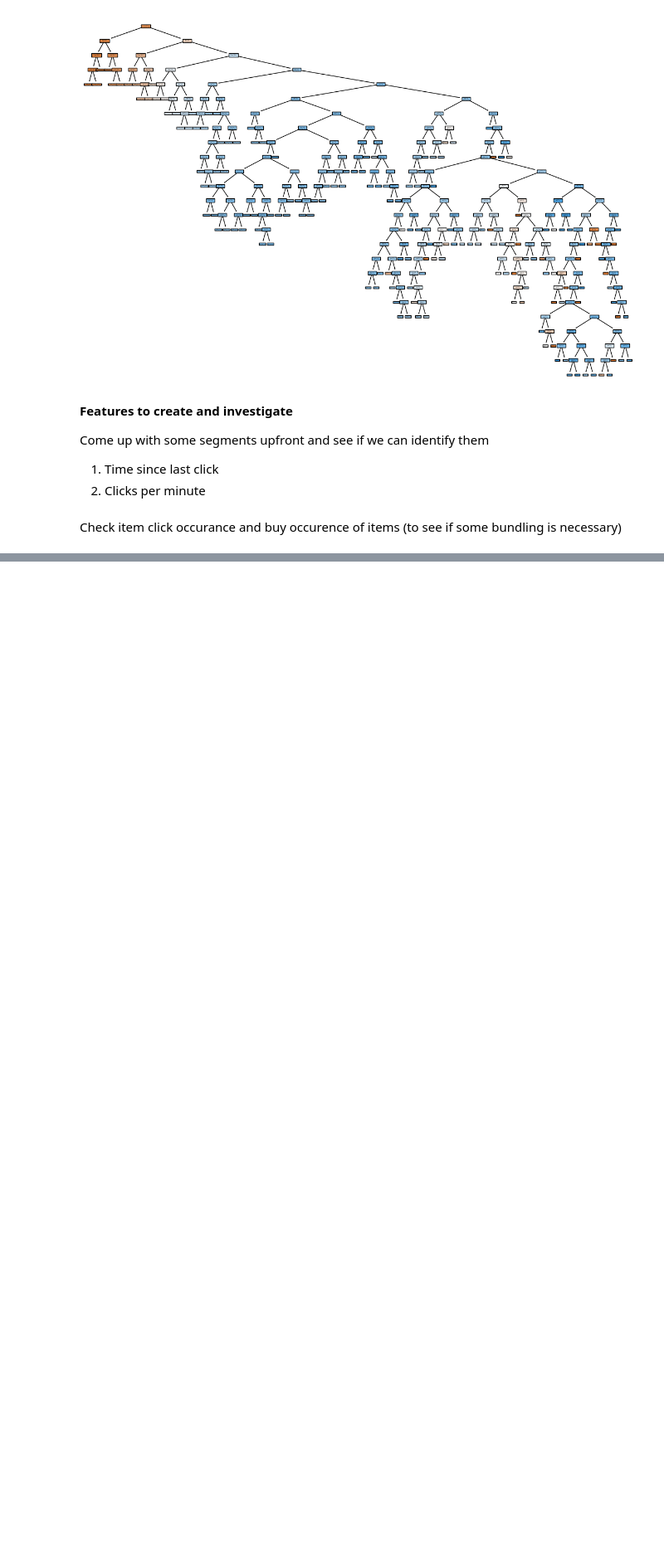
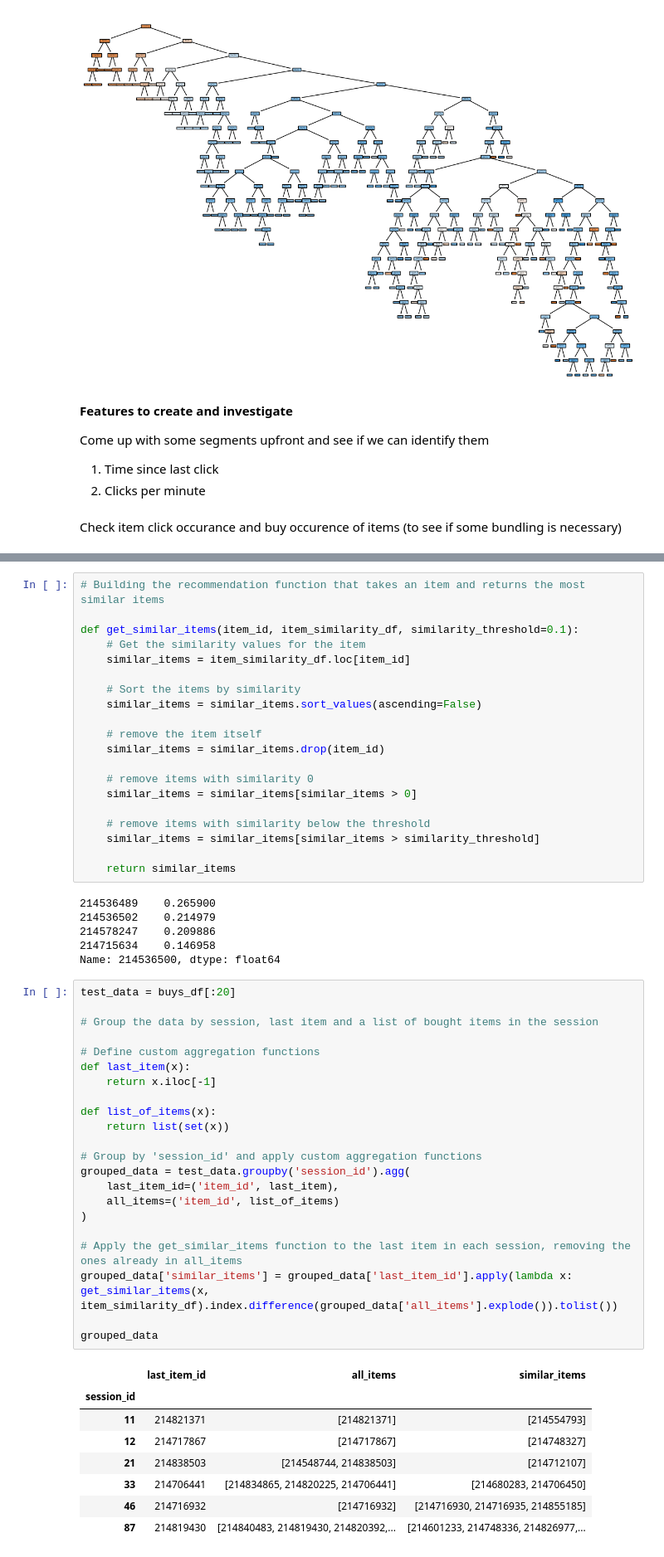
Before and after one commit to Bernardo-giff/imperial_digital_marketing, a Jupyter notebook: Prediction_algorithm.ipynb, the cells around one changed output, grey strips where cells are left out. Shown at 83% size. Cells and saved outputs as stored; diff of their text form; blank space fills up the shorter version.

```diff
--- a/Prediction_algorithm.ipynb
+++ b/Prediction_algorithm.ipynb
@@ -530,0 +734,57 @@ Check item click occurance and buy occurence of items (to see if some bundling i
+# %%
+# Building the recommendation function that takes an item and returns the most similar items
+
+def get_similar_items(item_id, item_similarity_df, similarity_threshold=0.1):
+    # Get the similarity values for the item
+    similar_items = item_similarity_df.loc[item_id]
+
+    # Sort the items by similarity
+    similar_items = similar_items.sort_values(ascending=False)
+
+    # remove the item itself
+    similar_items = similar_items.drop(item_id)
+
+    # remove items with similarity 0
+    similar_items = similar_items[similar_items > 0]
+
+    # remove items with similarity below the threshold
+    similar_items = similar_items[similar_items > similarity_threshold]
+
+    return similar_items
+# %% [output]
+214536489    0.265900
+214536502    0.214979
+214578247    0.209886
+214715634    0.146958
+Name: 214536500, dtype: float64
+# %%
+test_data = buys_df[:20]
+
+# Group the data by session, last item and a list of bought items in the session
+
+# Define custom aggregation functions
+def last_item(x):
+    return x.iloc[-1]
+
+def list_of_items(x):
+    return list(set(x))
+
+# Group by 'session_id' and apply custom aggregation functions
+grouped_data = test_data.groupby('session_id').agg(
+    last_item_id=('item_id', last_item),
+    all_items=('item_id', list_of_items)
+)
+
+# Apply the get_similar_items function to the last item in each session, removing the ones already in all_items
+grouped_data['similar_items'] = grouped_data['last_item_id'].apply(lambda x: get_similar_items(x, item_similarity_df).index.difference(grouped_data['all_items'].explode()).tolist())
+
+grouped_data
+# %% [output]
+|  | last_item_id | all_items | similar_items |
+| session_id |  |  |  |
+| 11 | 214821371 | [214821371] | [214554793] |
+| 12 | 214717867 | [214717867] | [214748327] |
+| 21 | 214838503 | [214548744, 214838503] | [214712107] |
+| 33 | 214706441 | [214834865, 214820225, 214706441] | [214680283, 214706450] |
+| 46 | 214716932 | [214716932] | [214716930, 214716935, 214855185] |
+| 87 | 214819430 | [214840483, 214819430, 214820392,... | [214601233, 214748336, 214826977,... |
```
Also changed, not shown: parts of 15 cells of this notebook.
